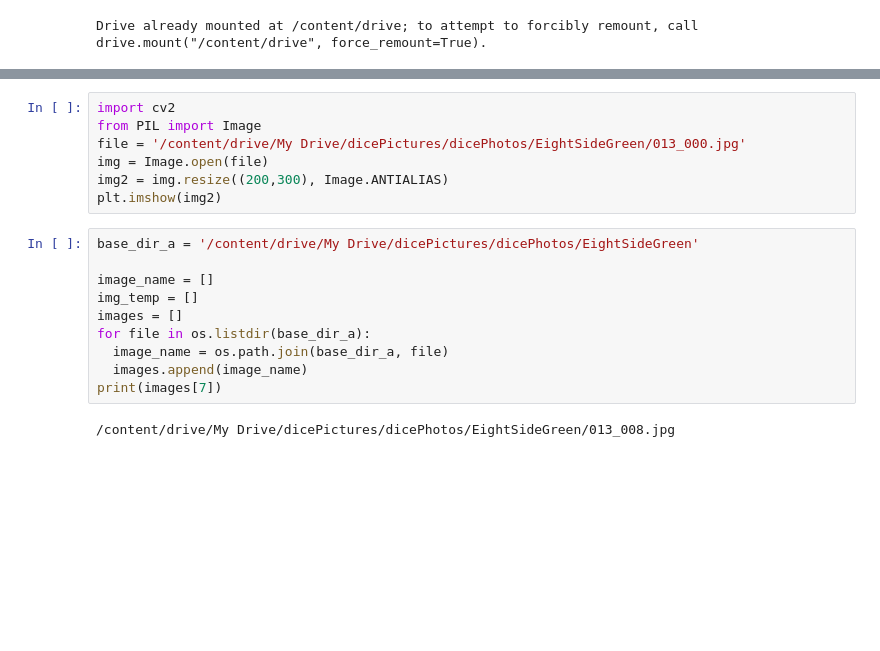
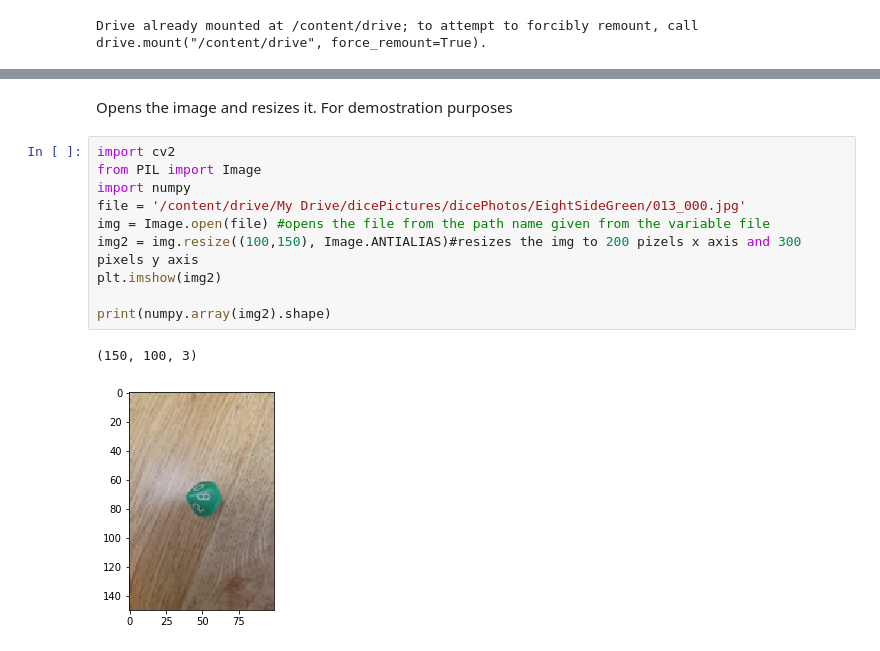
Before and after one commit to ColeAlves/DiceDetector, a Jupyter notebook: DiceDector.ipynb, the cells around one changed output, grey strips where cells are left out. Saved outputs shown, nothing was run; the diff lists cells and outputs as text; blank space fills up the shorter version.

```diff
--- a/DiceDector.ipynb
+++ b/DiceDector.ipynb
@@ -45,19 +74,15 @@ True
+# %% [markdown]
+Opens the image and resizes it.  For demostration purposes
 # %%
 import cv2
 from PIL import Image
+import numpy
 file = '/content/drive/My Drive/dicePictures/dicePhotos/EightSideGreen/013_000.jpg'
-img = Image.open(file)
-img2 = img.resize((200,300), Image.ANTIALIAS)
+img = Image.open(file) #opens the file from the path name given from the variable file
+img2 = img.resize((100,150), Image.ANTIALIAS)#resizes the img to 200 pizels x axis and 300 pixels y axis
 plt.imshow(img2)
+
+print(numpy.array(img2).shape)
+# %% [output]
+(150, 100, 3)
+[figure, added]
-# %%
-base_dir_a = '/content/drive/My Drive/dicePictures/dicePhotos/EightSideGreen'
-
-image_name = []
-img_temp = []
-images = []
-for file in os.listdir(base_dir_a):
-  image_name = os.path.join(base_dir_a, file)
-  images.append(image_name)
-print(images[7])
-# %% [output]
-/content/drive/My Drive/dicePictures/dicePhotos/EightSideGreen/013_008.jpg
```
Also changed, not shown: parts of 26 cells of this notebook.
